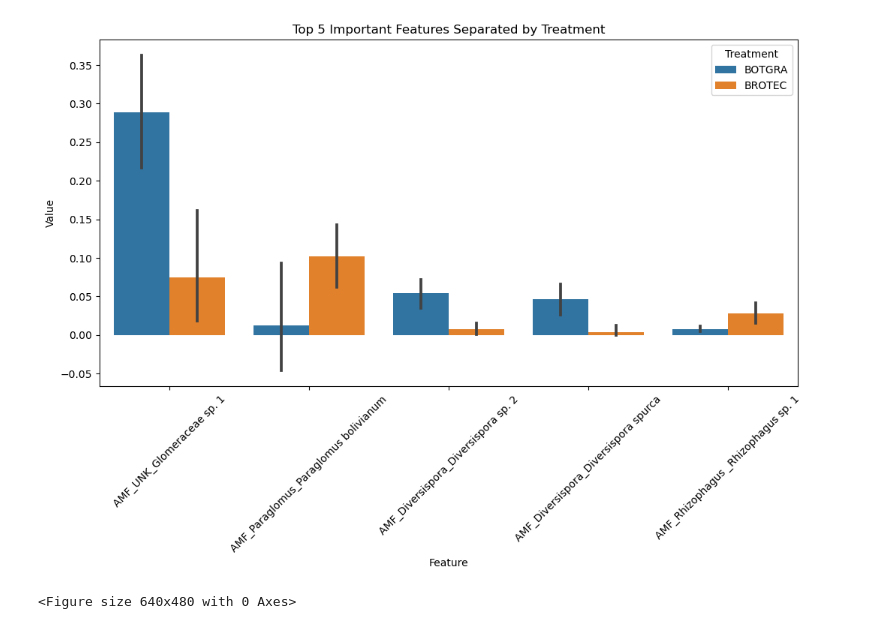
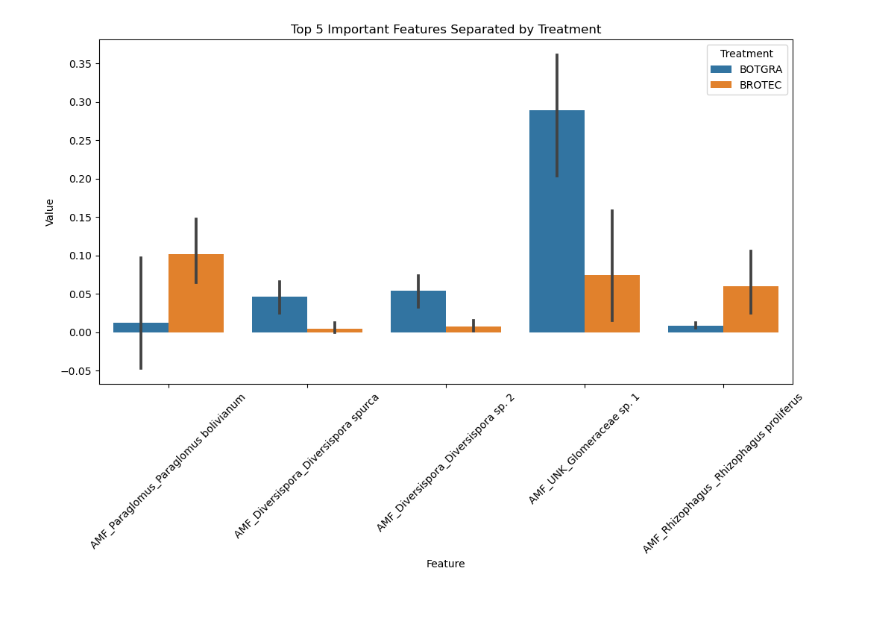
Before and after one commit to bo-maxwell-stevens/brotec, a Jupyter notebook: random_forests.ipynb, the cells around one changed output. Saved outputs shown, nothing was run; the diff lists cells and outputs as text; code cells hidden in the pictures.

```diff
--- a/random_forests.ipynb
+++ b/random_forests.ipynb
@@ -99,31 +99,32 @@ amf_feature_importance_df.sort_values('Importance', ascending = False).head()
 # %%
 # Reset the index of amf_data if it's an index
 amf_data_reset = amf_data.reset_index()
 
 # Filter the top 5 features
+# Assume amf_feature_importance_df has been sorted in descending order by feature importance
+top_5_features = amf_feature_importance_df.nlargest(5, 'Importance')['Feature'].tolist()
+
 top_5_amf_data = amf_data_reset[top_5_features].copy()  # Create an explicit copy
 
 # Add the 'Sample_ID' column to this filtered dataframe
-top_5_amf_data['Sample_ID'] = amf_data_reset['Sample_ID'].astype(str)  # Ensuring data type consistency
+top_5_amf_data['Sample_ID'] = amf_data_reset['index'].astype(str)  # Ensuring data type consistency
 
 # Convert 'sample_id' in env_data to string type to match 'Sample_ID'
 env_data['sample_id'] = env_data['sample_id'].astype(str)
 
 # Merge based on the common identifier 'sample_id' in env_data and 'Sample_ID' in top_5_amf_data
 merged_data = pd.merge(env_data, top_5_amf_data, left_on='sample_id', right_on='Sample_ID')
 
 # Melt the dataframe to prepare it for seaborn
 melted_data = pd.melt(merged_data, id_vars=['Treatment'], value_vars=top_5_features, var_name='Feature', value_name='Value')
 
 # Create the bar plot
 plt.figure(figsize=(12, 6))
 sns.barplot(data=melted_data, x='Feature', y='Value', hue='Treatment')
 plt.xlabel('Feature')
 plt.ylabel('Value')
 plt.title('Top 5 Important Features Separated by Treatment')
 plt.xticks(rotation=45)
-plt.show()
 plt.savefig('abundance_differences_treatment_amf.jpg', bbox_inches = 'tight', dpi = 300)
 # %% [output]
-[figure, old version]
+[figure, new version]
-<Figure size 640x480 with 0 Axes>
```
Also changed, not shown: parts of 2 cells of this notebook.
